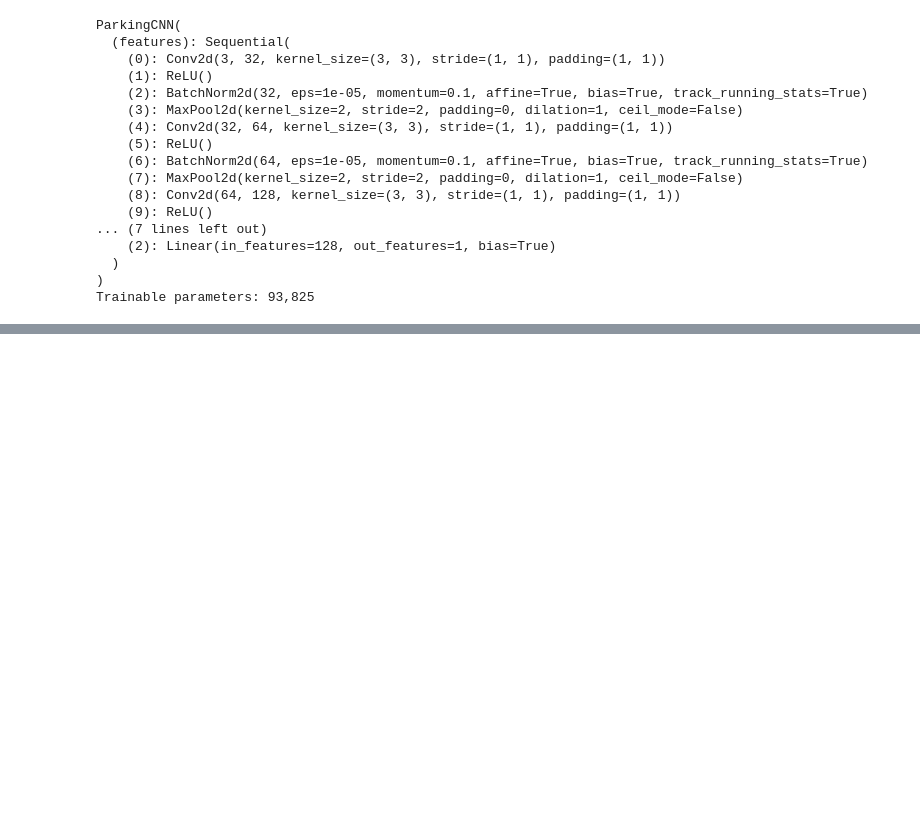
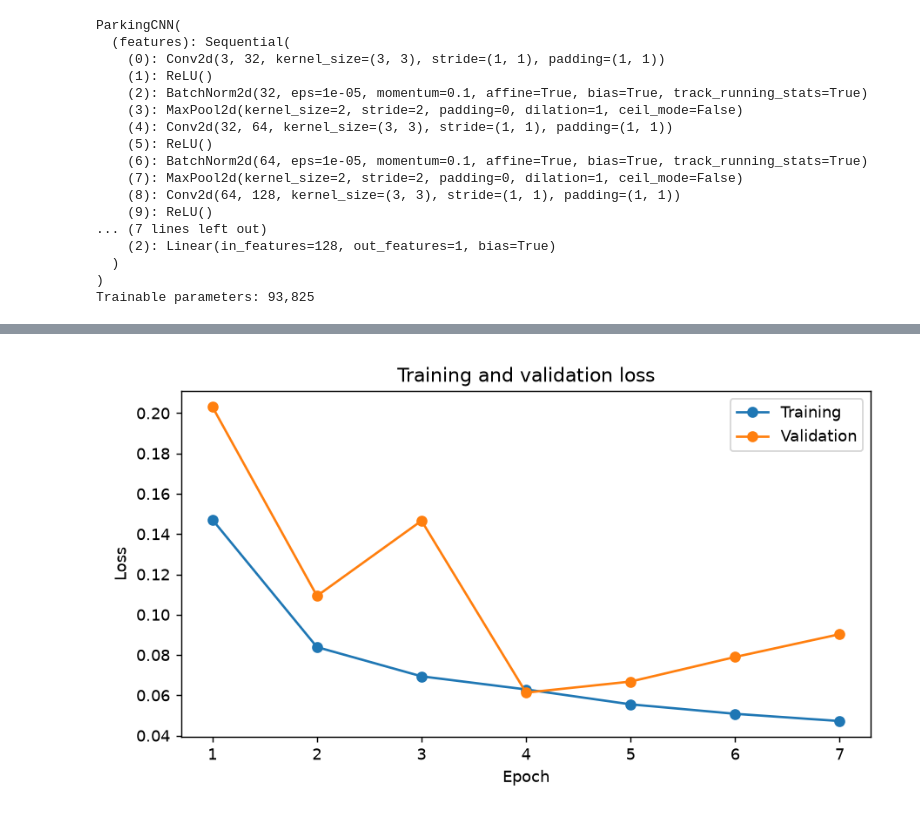
Before and after one commit to epears04/data-4620-project, a Jupyter notebook: project.ipynb, the cells around one changed output, grey strips where cells are left out. Cells and saved outputs as stored; diff of their text form; code cells hidden in the pictures; blank space fills up the shorter version.

Commit message:
added some diagrams

```diff
--- a/project.ipynb
+++ b/project.ipynb
@@ -177,11 +179,14 @@ def run_epoch(loader, training=False):
     return (total_loss / total_examples, total_correct / total_examples,
             torch.cat(all_probabilities), torch.cat(all_labels))
 
+history = {'train_loss': [], 'val_loss': []}
 best_val_loss, epochs_without_improvement = float('inf'), 0
 PATIENCE = 3
 for epoch in range(1, EPOCHS + 1):
     train_loss, train_accuracy, _, _ = run_epoch(train_loader, training=True)
     val_loss, val_accuracy, _, _ = run_epoch(val_loader)
+    history['train_loss'].append(train_loss)
+    history['val_loss'].append(val_loss)
     print(f'Epoch {epoch:02d}/{EPOCHS} | train loss: {train_loss:.4f}, accuracy: {train_accuracy:.4f} | val loss: {val_loss:.4f}, accuracy: {val_accuracy:.4f}')
 
     if val_loss < best_val_loss:
@@ -197,0 +213,14 @@ model.load_state_dict(checkpoint['model_state_dict'])
+# %%
+import matplotlib.pyplot as plt
+
+epochs = range(1, len(history['train_loss']) + 1)
+fig, ax = plt.subplots(figsize=(7, 4))
+ax.plot(epochs, history['train_loss'], marker='o', label='Training')
+ax.plot(epochs, history['val_loss'], marker='o', label='Validation')
+ax.set(xlabel='Epoch', ylabel='Loss', title='Training and validation loss')
+ax.set_xticks(list(epochs))
+ax.legend()
+fig.tight_layout()
+plt.show()
+# %% [output]
+[figure, added]
```
Also changed, not shown: parts of 6 cells of this notebook, 2 other files.
